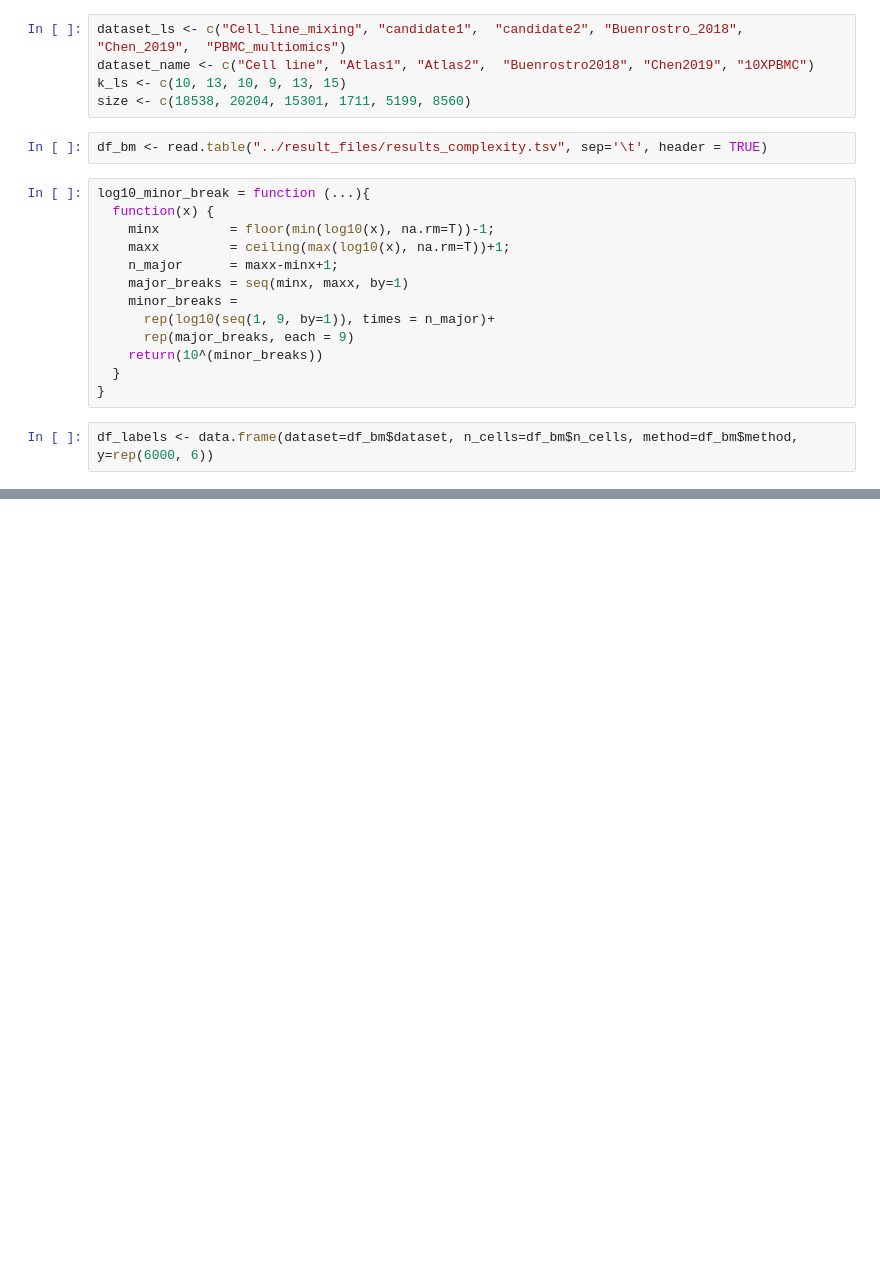
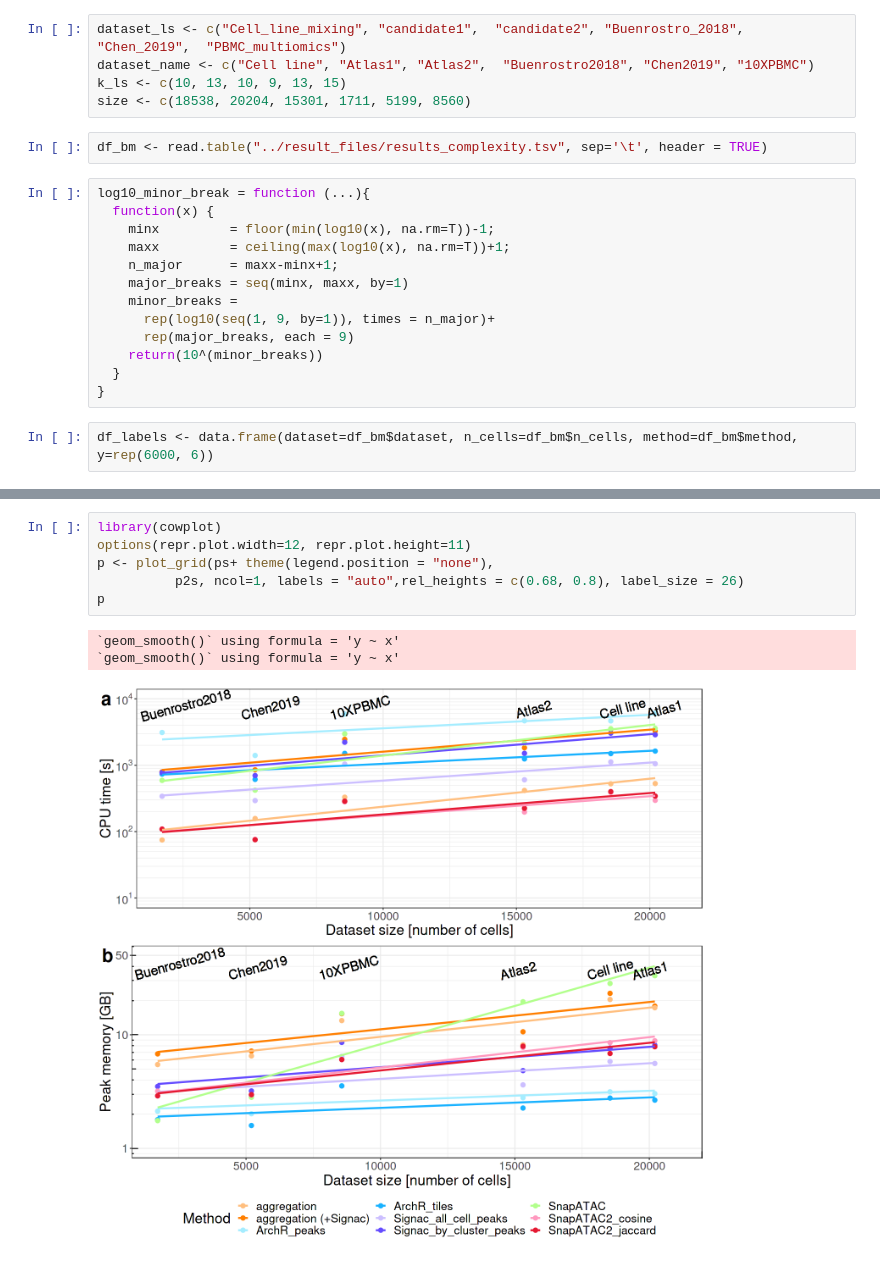
Before and after one commit to RoseYuan/benchmark_paper, a Jupyter notebook: analysis/complexity.ipynb, the cells around one changed output, grey strips where cells are left out. Drawn from its saved outputs; the diff is of its cells as text; blank space fills up the shorter version.

```diff
--- a/analysis/complexity.ipynb
+++ b/analysis/complexity.ipynb
@@ -103,3 +105,13 @@ png
 `geom_smooth()` using formula = 'y ~ x'
 png
   2
+# %%
+library(cowplot)
+options(repr.plot.width=12, repr.plot.height=11)
+p <- plot_grid(ps+ theme(legend.position = "none"),
+          p2s, ncol=1, labels = "auto",rel_heights = c(0.68, 0.8), label_size = 26)
+p
+# %% [output]
+`geom_smooth()` using formula = 'y ~ x'
+`geom_smooth()` using formula = 'y ~ x'
+[figure, added]
```
Also changed, not shown: parts of 7 cells of this notebook, 28 other files.
